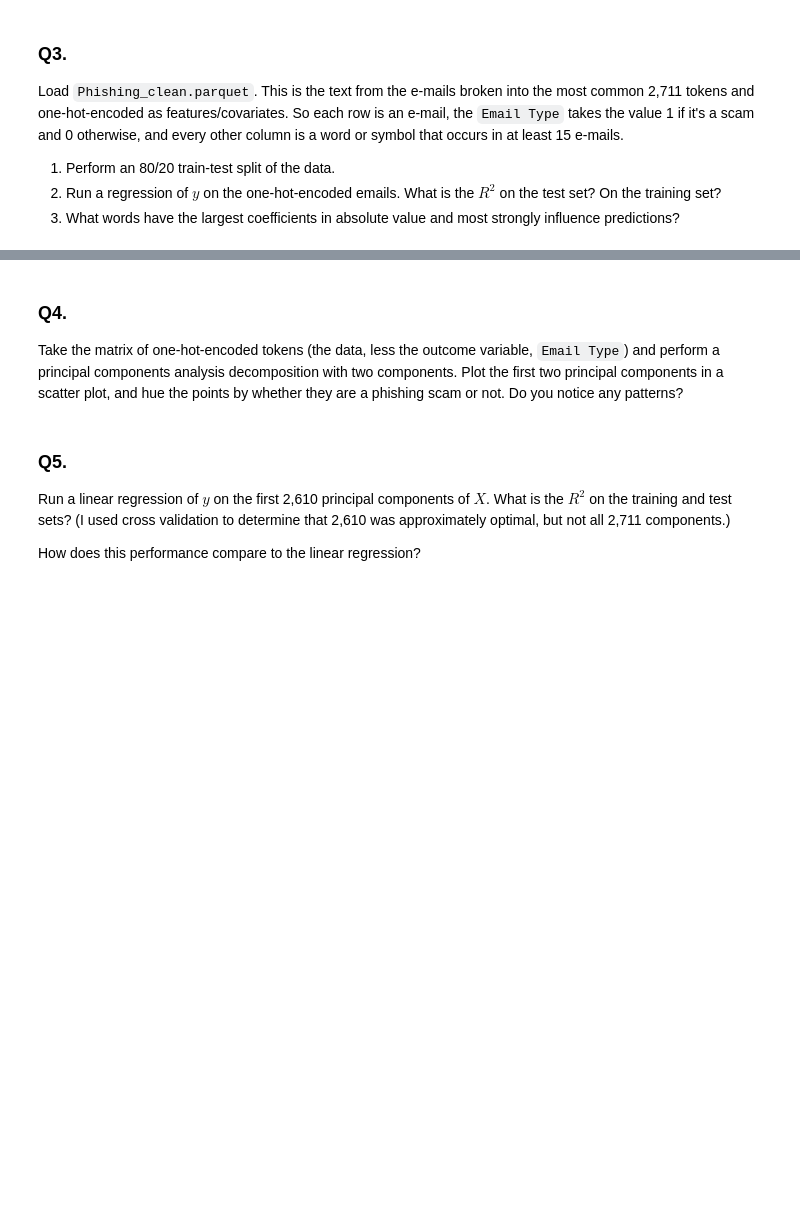
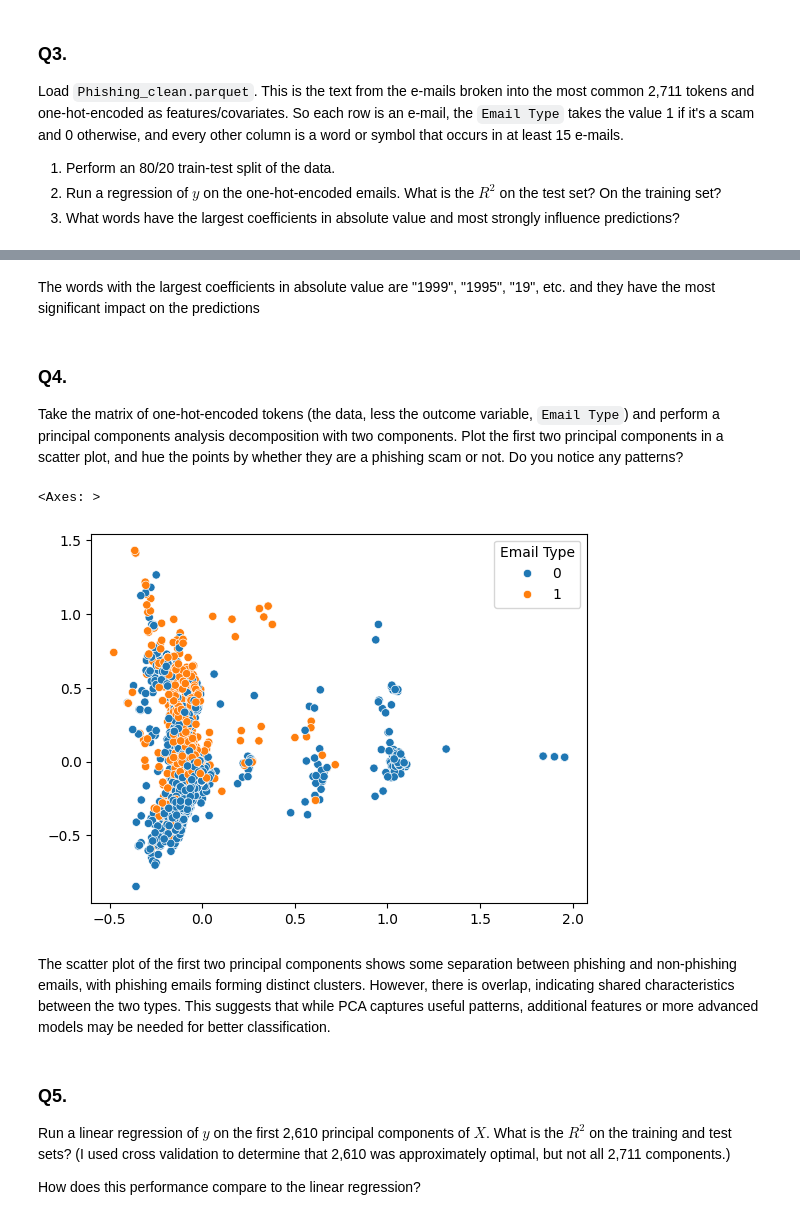
Before and after one commit to JinMizar/PCA, a Jupyter notebook: 05_PCA/assignment.ipynb, the cells around one changed output, grey strips where cells are left out. Cells and saved outputs as stored; diff of their text form; code cells hidden in the pictures; blank space fills up the shorter version.

```diff
--- a/05_PCA/assignment.ipynb
+++ b/05_PCA/assignment.ipynb
@@ -70,3 +80,18 @@ Load `Phishing_clean.parquet`. This is the text from the e-mails broken into the
 1. Perform an 80/20 train-test split of the data.
 2. Run a regression of $y$ on the one-hot-encoded emails. What is the $R^2$ on the test set? On the training set?
 3. What words have the largest coefficients in absolute value and most strongly influence predictions?
+# %%
+df = pd.read_parquet('/content/PCA/05_PCA/Phishing_clean.parquet')
+
+y = df['Email Type']
+X = df.drop('Email Type',axis=1)
+# Perform an 80/20 train-test split of the data
+X_train, X_test, y_train, y_test = train_test_split(X, y,
+                                                    test_size=0.2, random_state=125)
+
+#Run a regression of  y  on the one-hot-encoded emails
+lm_0 = LinearRegression(fit_intercept=False).fit(X_train,y_train)
+y_hat_test_0 = lm_0.predict(X_test)
+y_hat_train_0 = lm_0.predict(X_train)
+print('train: ', r2_score(y_hat_train_0,y_train) )
+print('test: ', r2_score(y_hat_test_0,y_test) )
@@ -73,7 +120,19 @@ Load `Phishing_clean.parquet`. This is the text from the e-mails broken into the
+# %% [markdown]
+The words with the largest coefficients in absolute value are "1999", "1995", "19", etc. and they have the most significant impact on the predictions
 # %% [markdown]
 ### Q4.
 
 Take the matrix of one-hot-encoded tokens (the data, less the outcome variable, `Email Type`) and perform a principal components analysis decomposition with two components. Plot the first two principal components in a scatter plot, and hue the points by whether they are a phishing scam or not. Do you notice any patterns?
+# %%
+reduction = PCA(n_components=2).fit(X_train)
+Z_train = reduction.transform(X_train)
+Z_test = reduction.transform(X_test)
+sns.scatterplot(x=Z_test[:,0],y=Z_test[:,1],hue=y_test)
+# %% [output]
+<Axes: >
+[figure, added]
+# %% [markdown]
+The scatter plot of the first two principal components shows some separation between phishing and non-phishing emails, with phishing emails forming distinct clusters. However, there is overlap, indicating shared characteristics between the two types. This suggests that while PCA captures useful patterns, additional features or more advanced models may be needed for better classification.
 # %% [markdown]
 ### Q5.
 
```
Also changed, not shown: parts of 9 cells of this notebook.
